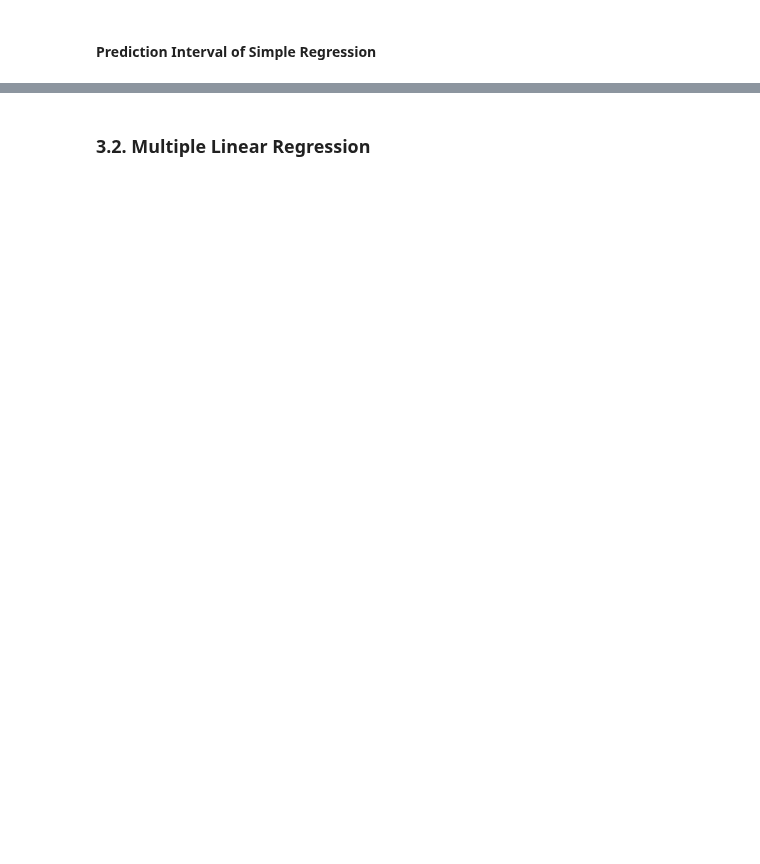
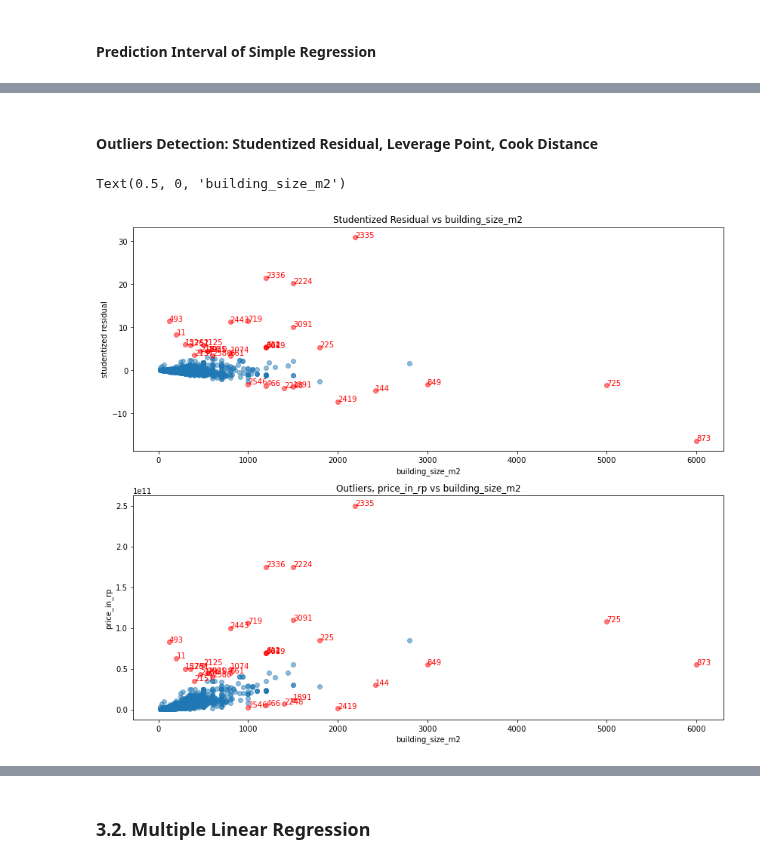
Before and after one commit to nbarizki/jabodetabekhousepricing, a Jupyter notebook: 3 - Linear Modeling of House Price.ipynb, the cells around one changed output, grey strips where cells are left out. Drawn from its saved outputs; the diff is of its cells as text; code cells hidden in the pictures; blank space fills up the shorter version.

```diff
--- a/3 - Linear Modeling of House Price.ipynb
+++ b/3 - Linear Modeling of House Price.ipynb
@@ -937,0 +835,31 @@ prediction_interval_df = pd.DataFrame({
+# %% [markdown]
+#### **Outliers Detection: Studentized Residual, Leverage Point, Cook Distance**
+# %%
+X = X_train['building_size_m2'].values
+y = y_train['price_in_rp'].values
+lm = OLS(y, add_constant(X))
+results = lm.fit()
+student_resid = results.outlier_test()[:, 0]
+outlier_obs = ((student_resid > 3) | (student_resid < -3))
+outlier_obs_index = np.where(outlier_obs)[0]
+# plot
+fig, ax = plt.subplots(2, 1, figsize=(14, 12))
+# Studentized Residual Plot
+ax[0].scatter(x=X[~outlier_obs], y=student_resid[~outlier_obs], alpha=0.5)
+ax[0].scatter(x=X[outlier_obs], y=student_resid[outlier_obs], alpha=0.5, color='r', label='Outliers')
+for x, student_resid, index in np.c_[X[outlier_obs], student_resid[outlier_obs], outlier_obs_index]:
+    ax[0].text(x=x, y=student_resid, s=str(int(index)), color='r')
+ax[0].set_ylabel('studentized residual')
+ax[0].set_xlabel('building_size_m2')
+ax[0].set_title('Studentized Residual vs building_size_m2')
+# Observations Plot
+ax[1].scatter(x=X[~outlier_obs], y=y[~outlier_obs], alpha=0.5)
+ax[1].scatter(x=X[outlier_obs], y=y[outlier_obs], alpha=0.5, color='r', label='Outliers')
+for x, y, index in np.c_[X[outlier_obs], y[outlier_obs], outlier_obs_index]:
+    ax[1].text(x=x, y=y, s=str(int(index)), color='r')
+ax[1].set_title('Outliers, price_in_rp vs building_size_m2')
+ax[1].set_ylabel('price_in_rp')
+ax[1].set_xlabel('building_size_m2')
+# %% [output]
+Text(0.5, 0, 'building_size_m2')
+[figure, added]
```
Also changed, not shown: parts of 24 cells of this notebook.
